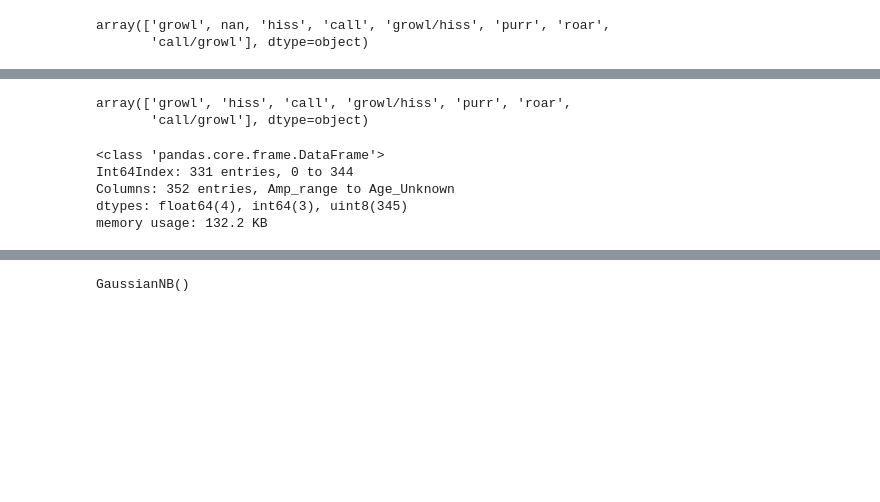
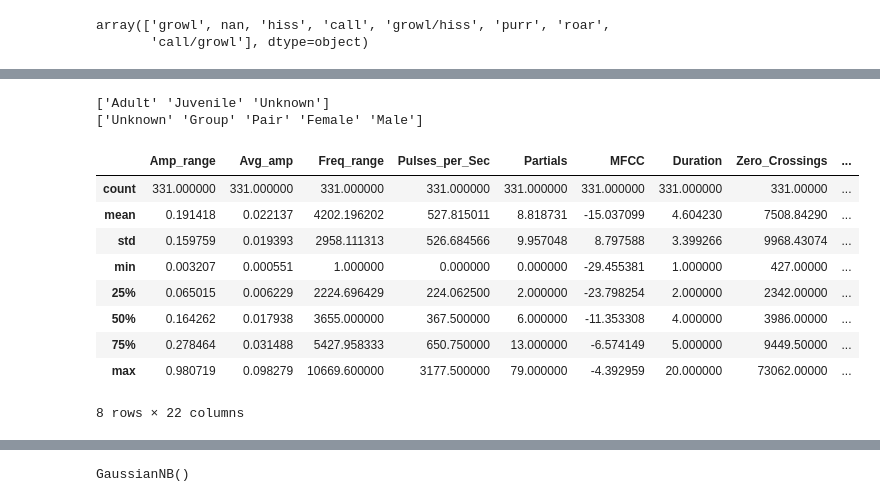
Before and after one commit to kexantus/felidetect, a Jupyter notebook: Feature Cleaning and First Models.ipynb, the cells around one changed output, grey strips where cells are left out. Cells and saved outputs as stored; diff of their text form; code cells hidden in the pictures; blank space fills up the shorter version.

```diff
--- a/Feature Cleaning and First Models.ipynb
+++ b/Feature Cleaning and First Models.ipynb
@@ -80,10 +85,11 @@ array(['Unknown', 'Group', 'Pair', 'Female', 'Male'], dtype=object)
+# %%
+print(frame['Age'].unique())
+print(frame['Sex'].unique())
+# %% [output]
+['Adult' 'Juvenile' 'Unknown']
+['Unknown' 'Group' 'Pair' 'Female' 'Male']
 # %%
 train = frame.loc[pd.notna(frame['Call'])]
-# %%
-train['Call'].unique()
-# %% [output]
-array(['growl', 'hiss', 'call', 'growl/hiss', 'purr', 'roar',
-       'call/growl'], dtype=object)
 # %%
 train.to_csv('cleaned.csv', index=False)
 # %%
@@ -91,13 +97,18 @@ x = train.iloc[:, 0:11]
 y = train.iloc[:, 11]
 # %%
 x_dummies = pd.get_dummies(x)
-x_dummies.info()
+x_dummies.describe()
 # %% [output]
+|  | Amp_range | Avg_amp | Freq_range | Pulses_per_Sec | Partials | MFCC | Duration | Zero_Crossings | ... |
+| count | 331.000000 | 331.000000 | 331.000000 | 331.000000 | 331.000000 | 331.000000 | 331.000000 | 331.00000 | ... |
+| mean | 0.191418 | 0.022137 | 4202.196202 | 527.815011 | 8.818731 | -15.037099 | 4.604230 | 7508.84290 | ... |
+| std | 0.159759 | 0.019393 | 2958.111313 | 526.684566 | 9.957048 | 8.797588 | 3.399266 | 9968.43074 | ... |
+| min | 0.003207 | 0.000551 | 1.000000 | 0.000000 | 0.000000 | -29.455381 | 1.000000 | 427.00000 | ... |
+| 25% | 0.065015 | 0.006229 | 2224.696429 | 224.062500 | 2.000000 | -23.798254 | 2.000000 | 2342.00000 | ... |
+| 50% | 0.164262 | 0.017938 | 3655.000000 | 367.500000 | 6.000000 | -11.353308 | 4.000000 | 3986.00000 | ... |
+| 75% | 0.278464 | 0.031488 | 5427.958333 | 650.750000 | 13.000000 | -6.574149 | 5.000000 | 9449.50000 | ... |
+| max | 0.980719 | 0.098279 | 10669.600000 | 3177.500000 | 79.000000 | -4.392959 | 20.000000 | 73062.00000 | ... |
-<class 'pandas.core.frame.DataFrame'>
-Int64Index: 331 entries, 0 to 344
-Columns: 352 entries, Amp_range to Age_Unknown
-dtypes: float64(4), int64(3), uint8(345)
-memory usage: 132.2 KB
+8 rows × 22 columns
 # %%
 x_train, x_test, y_train, y_test = train_test_split(x_dummies, y, test_size = 0.30)
 # %%
```
Also changed, not shown: parts of 24 cells of this notebook.
